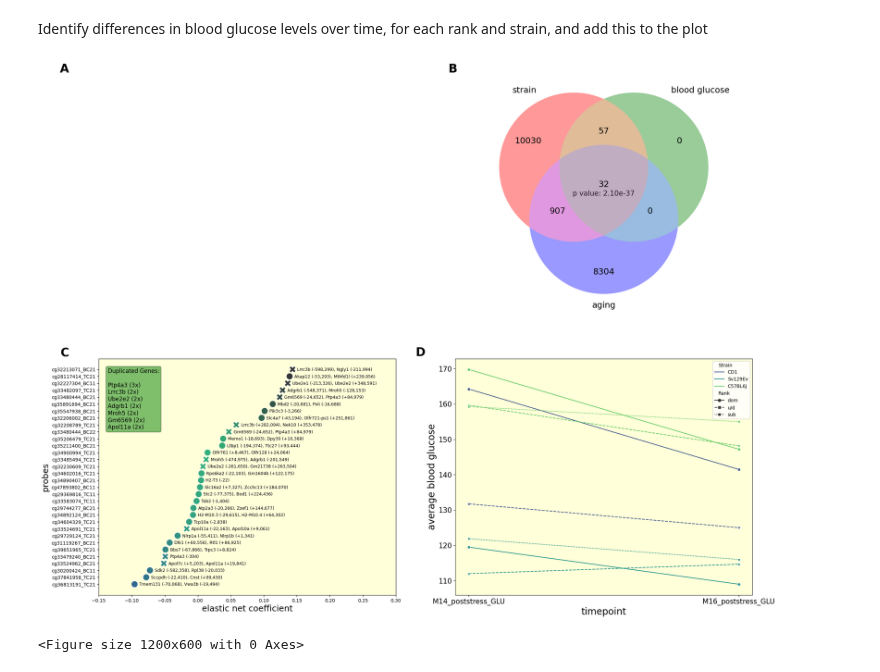
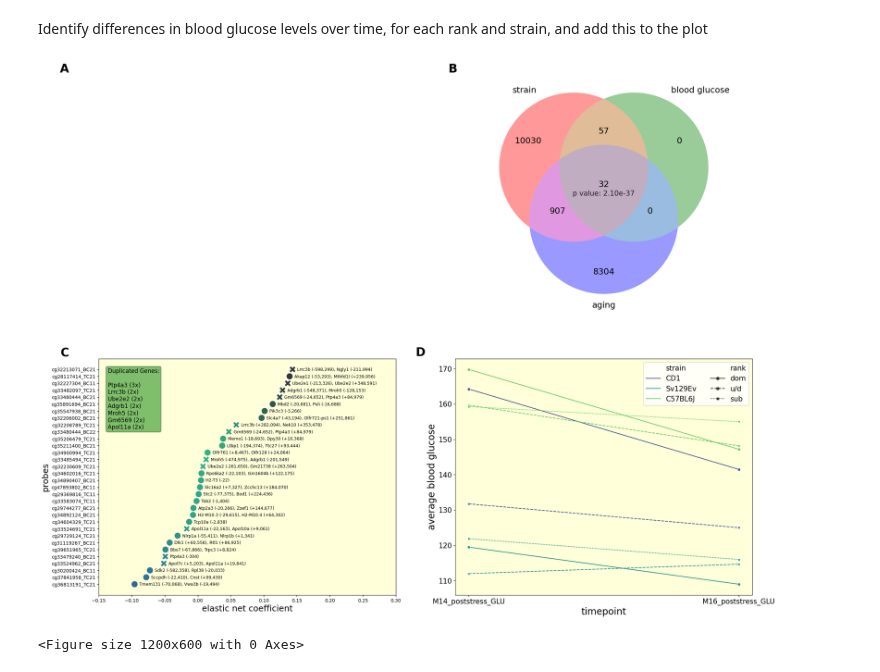
Before and after one commit to SamAndTheSun/CSS_healthspan_epigenetics, a Jupyter notebook: model_intersection_analysis.ipynb, the cells around one changed output. Cells and saved outputs as stored; diff of their text form; code cells hidden in the pictures.

Commit message:
make lineplot more aesthetic and adjust positioning

```diff
--- a/model_intersection_analysis.ipynb
+++ b/model_intersection_analysis.ipynb
@@ -336,48 +336,49 @@ plot_scatter(axs[1,0], glu_age_df)
 # create a df for rank, strain, and blood glucose
 #blood_glucose_df = all_info[47:55] # all blood glucose timepoints
 blood_glucose_df = all_info[53:55]
-blood_glucose_df.loc['Rank'] = all_info.loc['Rank']
-blood_glucose_df.loc['Strain'] = all_info.loc['CD1 or C57BL6J?'] + all_info.loc['C57BL6J or Sv129Ev?']*2
+blood_glucose_df.loc['rank'] = all_info.loc['Rank']
+blood_glucose_df.loc['strain'] = all_info.loc['CD1 or C57BL6J?'] + all_info.loc['C57BL6J or Sv129Ev?']*2
 
 # replace numeric values with strings
-blood_glucose_df.loc['Strain'] = blood_glucose_df.loc['Strain'].replace(1, 'CD1')
-blood_glucose_df.loc['Strain'] = blood_glucose_df.loc['Strain'].replace(2, 'Sv129Ev')
-blood_glucose_df.loc['Strain'] = blood_glucose_df.loc['Strain'].replace(3, 'C57BL6J')
+blood_glucose_df.loc['strain'] = blood_glucose_df.loc['strain'].replace(1, 'CD1')
+blood_glucose_df.loc['strain'] = blood_glucose_df.loc['strain'].replace(2, 'Sv129Ev')
+blood_glucose_df.loc['strain'] = blood_glucose_df.loc['strain'].replace(3, 'C57BL6J')
 
-blood_glucose_df.loc['Rank'] = blood_glucose_df.loc['Rank'].replace(0, 'sub')
-blood_glucose_df.loc['Rank'] = blood_glucose_df.loc['Rank'].replace(1, 'u/d')
-blood_glucose_df.loc['Rank'] = blood_glucose_df.loc['Rank'].replace(2, 'dom')
+blood_glucose_df.loc['rank'] = blood_glucose_df.loc['rank'].replace(0, 'sub')
+blood_glucose_df.loc['rank'] = blood_glucose_df.loc['rank'].replace(1, 'u/d')
+blood_glucose_df.loc['rank'] = blood_glucose_df.loc['rank'].replace(2, 'dom')
 
 blood_glucose_df = blood_glucose_df.T
 
 # reshape the df for a lineplot
 blood_glucose_df['ID'] = blood_glucose_df.index
-lineplot_df = blood_glucose_df.melt(id_vars=['ID', 'Rank', 'Strain'],
+lineplot_df = blood_glucose_df.melt(id_vars=['ID', 'rank', 'strain'],
                   var_name='Timepoint',
                   value_name='Value')
 
 # create a lineplot
 plt.figure(figsize=(12, 6))  # Set figure size
 sns.lineplot(
     data=lineplot_df,
     x='Timepoint',
     y='Value',
-    hue='Strain',
-    style='Rank',
+    hue='strain',
+    style='rank',
     palette='viridis',
     markers=True,
     ci=None,
     ax=axs[1,1]
 )
 
 # Customize the plot
 axs[1,1].set_xlabel('timepoint', fontsize=20)
 axs[1,1].set_ylabel('average blood glucose', fontsize=20)
 axs[1,1].tick_params(labelsize=15)
+axs[1,1].legend(loc='upper right', fontsize=15, ncol=2)
 
 axs[1,1].set_facecolor((1, 1, 0.8509803921))
 
 plt.tight_layout();
 # %% [output]
-[figure, old version]
+[figure, new version]
 <Figure size 1200x600 with 0 Axes>
```
